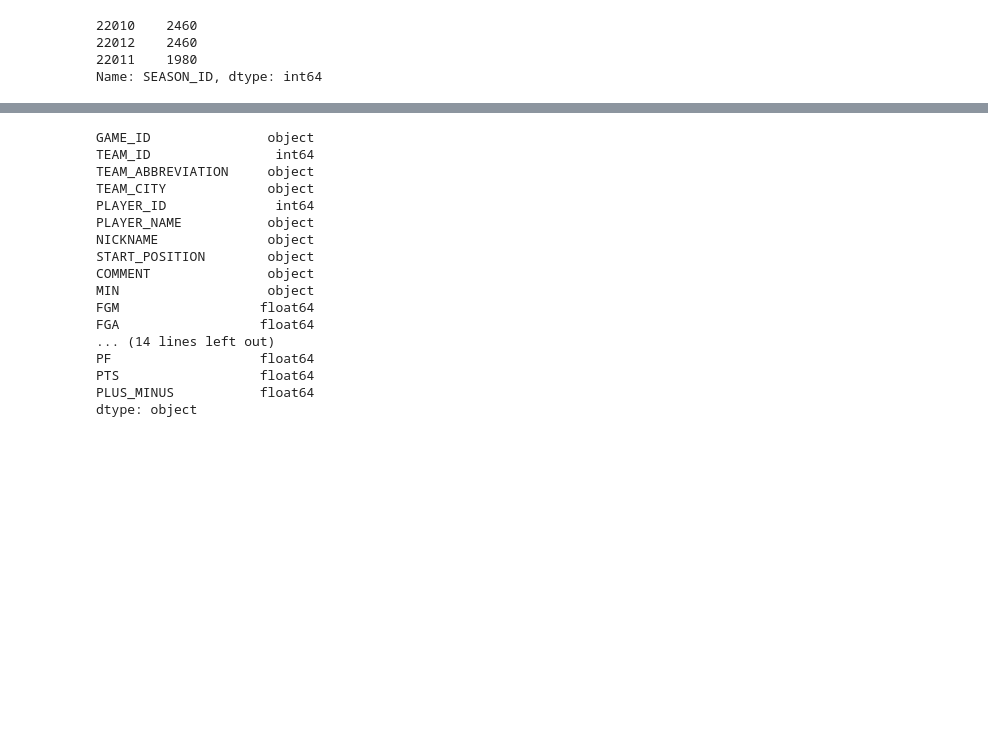
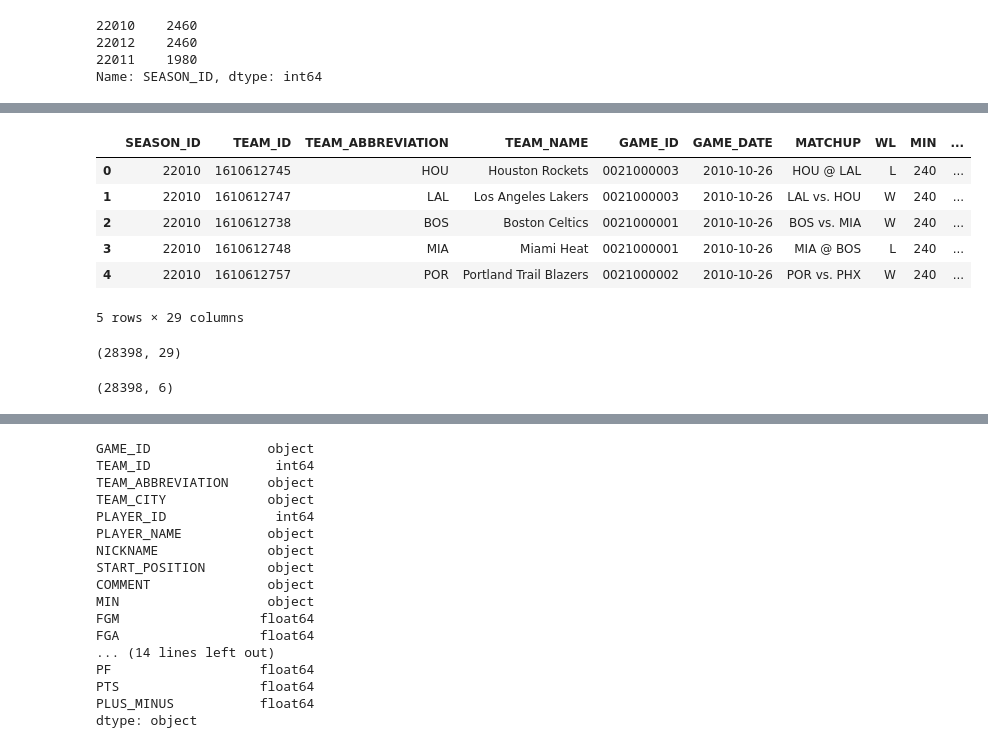
Before and after one commit to QQrex/Predicting_NBA_MVP_by_the_Stats, a Jupyter notebook: Data_Extract_to_DB/Test nba api.ipynb, the cells around one changed output, grey strips where cells are left out. Saved outputs shown, nothing was run; the diff lists cells and outputs as text; code cells hidden in the pictures; blank space fills up the shorter version.

```diff
--- a/Data_Extract_to_DB/Test nba api.ipynb
+++ b/Data_Extract_to_DB/Test nba api.ipynb
@@ -190,3 +300,5 @@ all_season_df['SEASON_ID'].value_counts()
 22012    2460
 22011    1980
 Name: SEASON_ID, dtype: int64
+# %%
+season_year_list = season_df['season_year'].tolist()
@@ -192,0 +320,18 @@ Name: SEASON_ID, dtype: int64
+# %%
+# Test extract id from season list
+season_counter = 1
+season_df_1022 = pd.DataFrame()
+for seasons in season_year_list:
+    season = leaguegamelog.LeagueGameLog(season= seasons)
+
+    season_df = season.get_data_frames()[0]
+
+    season_df_1022 = season_df_1022.append(season_df)
+
+    print(f'season counter: {season_counter}, season: {seasons}')
+
+    season_counter += 1
+
+    time.sleep(20)
+
+print(f'complete')
@@ -192,0 +352,14 @@ Name: SEASON_ID, dtype: int64
+# %%
+season_df_1022.head()
+# %% [output]
+|  | SEASON_ID | TEAM_ID | TEAM_ABBREVIATION | TEAM_NAME | GAME_ID | GAME_DATE | MATCHUP | WL | MIN | ... |
+| 0 | 22010 | 1610612745 | HOU | Houston Rockets | 0021000003 | 2010-10-26 | HOU @ LAL | L | 240 | ... |
+| 1 | 22010 | 1610612747 | LAL | Los Angeles Lakers | 0021000003 | 2010-10-26 | LAL vs. HOU | W | 240 | ... |
+| 2 | 22010 | 1610612738 | BOS | Boston Celtics | 0021000001 | 2010-10-26 | BOS vs. MIA | W | 240 | ... |
+| 3 | 22010 | 1610612748 | MIA | Miami Heat | 0021000001 | 2010-10-26 | MIA @ BOS | L | 240 | ... |
+| 4 | 22010 | 1610612757 | POR | Portland Trail Blazers | 0021000002 | 2010-10-26 | POR vs. PHX | W | 240 | ... |
+5 rows × 29 columns
+# %%
+season_df_1022.shape
+# %% [output]
+(28398, 29)
@@ -192,0 +371,4 @@ Name: SEASON_ID, dtype: int64
+# %%
+season_df_1022_keep.shape
+# %% [output]
+(28398, 6)
```
Also changed, not shown: parts of 34 cells of this notebook, 4 other files.
